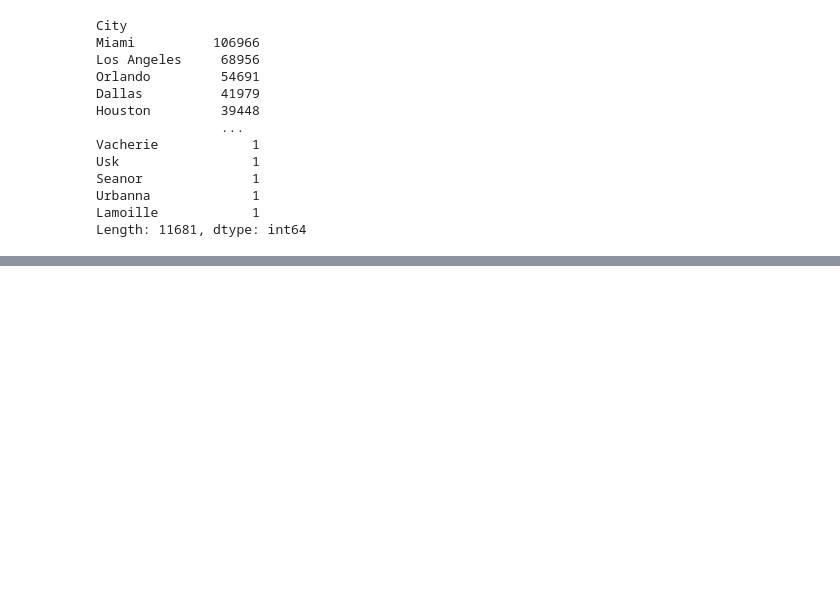
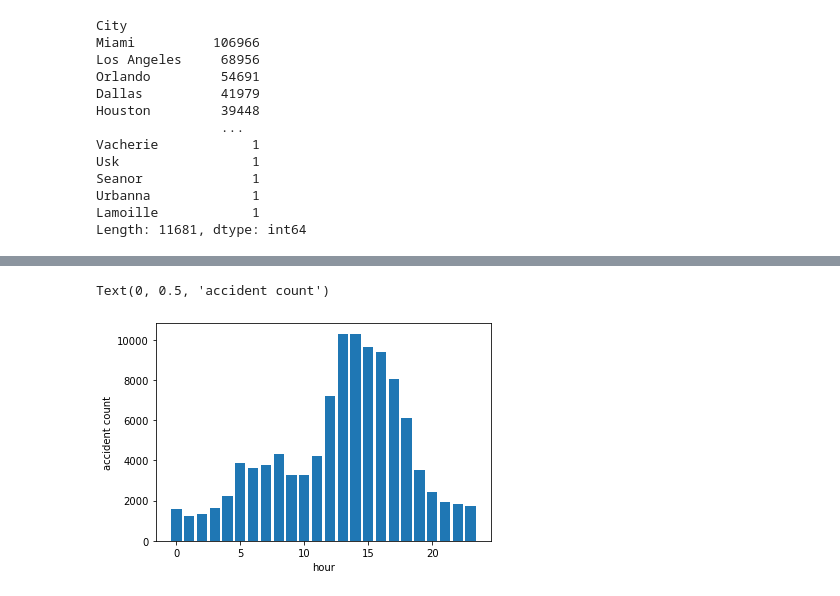
Before and after one commit to growthterrace/TIL, a Jupyter notebook: Time2 - Miami.ipynb, the cells around one changed output, grey strips where cells are left out. Saved outputs shown, nothing was run; the diff lists cells and outputs as text; code cells hidden in the pictures; blank space fills up the shorter version.

```diff
--- a/Time2 - Miami.ipynb
+++ b/Time2 - Miami.ipynb
@@ -387,0 +371,10 @@ plt.show()
+# %%
+hour_list=list(miami_florida['hour'].value_counts().keys())
+hourly_accident=list(miami_florida['hour'].value_counts())
+# %%
+plt.bar(hour_list,hourly_accident)
+plt.xlabel("hour")
+plt.ylabel("accident count")
+# %% [output]
+Text(0, 0.5, 'accident count')
+[figure, added]
```
Also changed, not shown: parts of 15 cells of this notebook.
